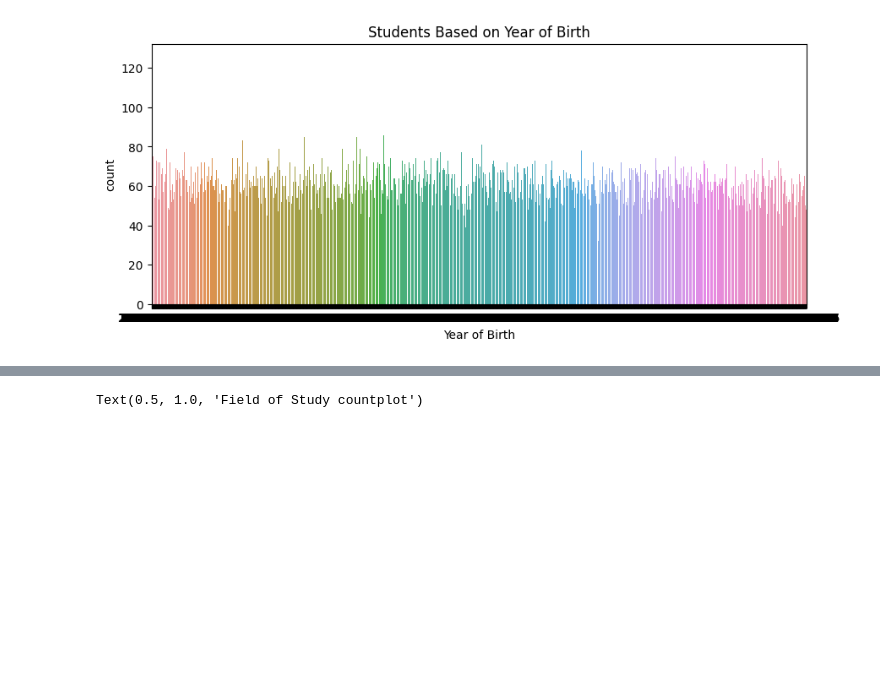
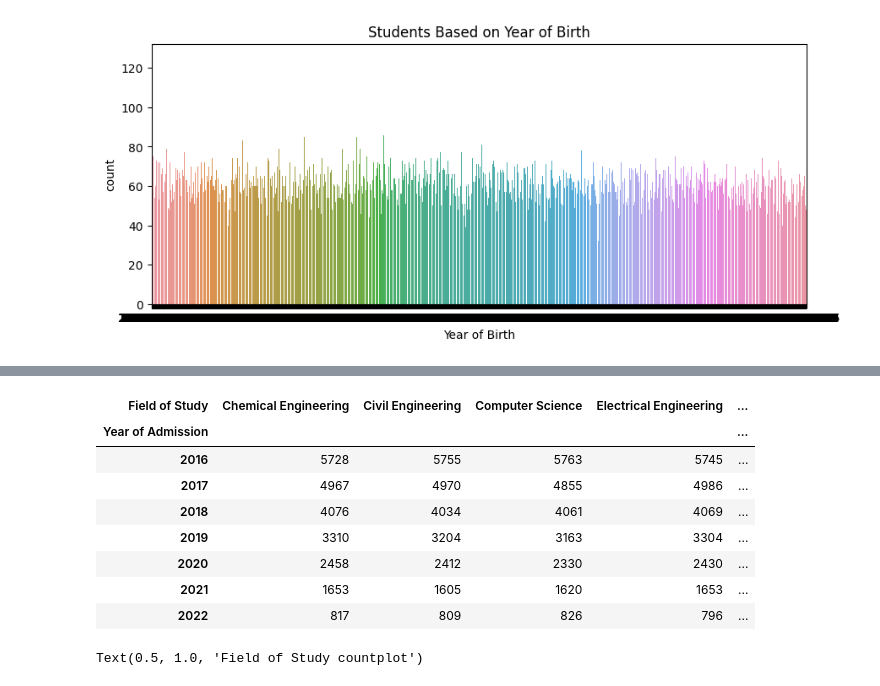
Before and after one commit to Imshubhham/Imshubham, a Jupyter notebook: EDA_ON_IIT_Admissions_Data.ipynb, the cells around one changed output, grey strips where cells are left out. Saved outputs shown, nothing was run; the diff lists cells and outputs as text; code cells hidden in the pictures; blank space fills up the shorter version.

```diff
--- a/EDA_ON_IIT_Admissions_Data.ipynb
+++ b/EDA_ON_IIT_Admissions_Data.ipynb
@@ -162,6 +162,18 @@ clean_df.sample(5)
 | 134949 | 883140 | James Williams | 2002-07-04 | Computer Science | 2016 | 2020 | ... |
 | 76432 | 330514 | Albert Barnes | 2001-09-29 | Chemical Engineering | 2018 | 2023 | ... |
 | 83790 | 771113 | Kaitlin Cain | 2002-03-01 | Electrical Engineering | 2018 | 2022 | ... |
+# %%
+pd.crosstab(clean_df['Year of Admission'], clean_df['Field of Study'])
+# %% [output]
+| Field of Study | Chemical Engineering | Civil Engineering | Computer Science | Electrical Engineering | ... |
+| Year of Admission |  |  |  |  | ... |
+| 2016 | 5728 | 5755 | 5763 | 5745 | ... |
+| 2017 | 4967 | 4970 | 4855 | 4986 | ... |
+| 2018 | 4076 | 4034 | 4061 | 4069 | ... |
+| 2019 | 3310 | 3204 | 3163 | 3304 | ... |
+| 2020 | 2458 | 2412 | 2330 | 2430 | ... |
+| 2021 | 1653 | 1605 | 1620 | 1653 | ... |
+| 2022 | 817 | 809 | 826 | 796 | ... |
 # %%
 plt.figure(figsize=(10,4))
 sns.countplot(x = clean_df['Field of Study'])
```
Also changed, not shown: parts of 2 cells of this notebook.
